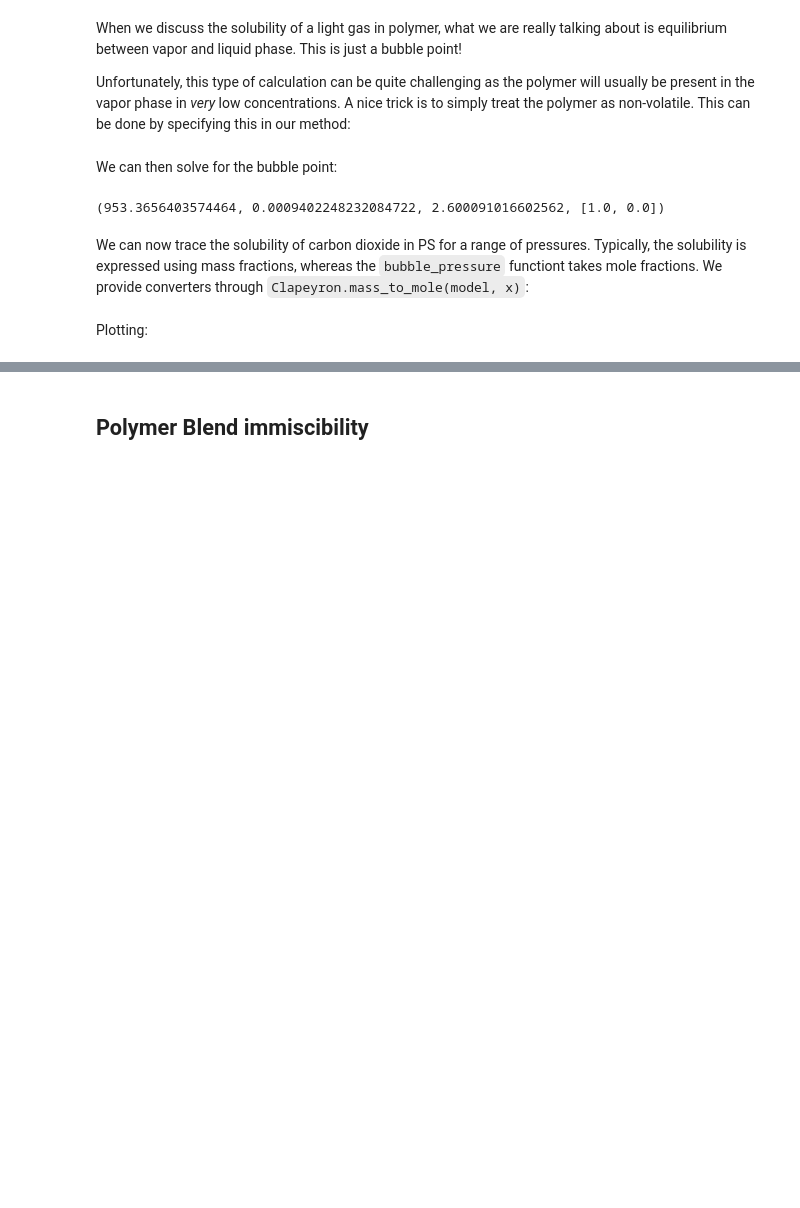
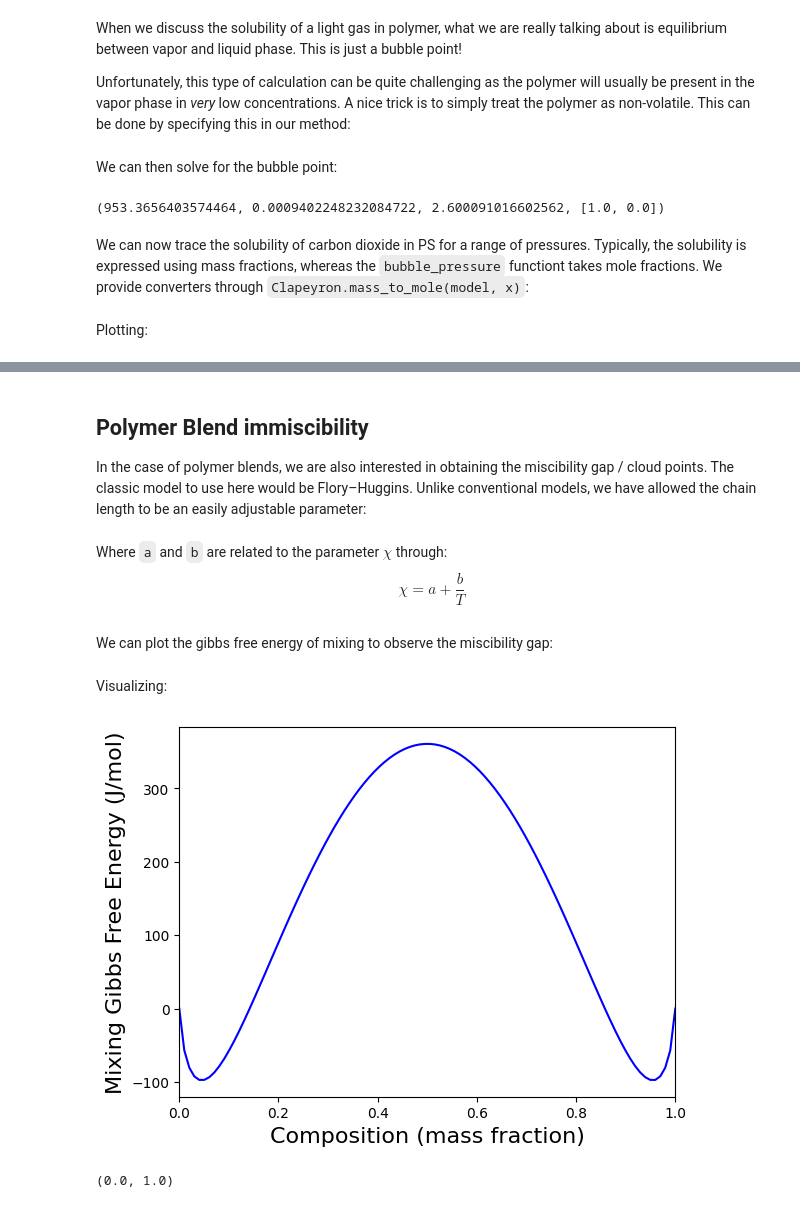
Before and after one commit to zgw-group/polymer_physics_lectures, a Jupyter notebook: clapeyron/2_polymers.ipynb, the cells around one changed output, grey strips where cells are left out. Cells and saved outputs as stored; diff of their text form; code cells hidden in the pictures; blank space fills up the shorter version.

Commit message:
Finish polymers tutorial

```diff
--- a/clapeyron/2_polymers.ipynb
+++ b/clapeyron/2_polymers.ipynb
@@ -78,2 +78,3 @@ display(fig)
 # %% [markdown]
 ## Polymer Blend immiscibility
+In the case of polymer blends, we are also interested in obtaining the miscibility gap / cloud points. The classic model to use here would be Flory–Huggins. Unlike conventional models, we have allowed the chain length to be an easily adjustable parameter:
@@ -79,0 +88,28 @@ display(fig)
+# %% [markdown]
+Where `a` and `b` are related to the parameter $\chi$ through:
+$$
+\chi = a + \frac{b}{T}
+$$
+# %% [markdown]
+We can plot the gibbs free energy of mixing to observe the miscibility gap:
+# %%
+T = 298.15
+p = 1e5
+w = LinRange(0,1,100)
+g_mix = zeros(length(w))
+for i in 2:length(w)-1
+    x = Clapeyron.mass_to_mole(model, [w[i], 1-w[i]])
+    g_mix[i] = mixing(model, p, T, x, gibbs_free_energy)
+end
+# %% [markdown]
+Visualizing:
+# %%
+plt.clf()
+fig, ax = plt.subplots()
+ax.plot(w, g_mix, color="blue")
+ax.set_xlabel("Composition (mass fraction)", fontsize=16)
+ax.set_ylabel("Mixing Gibbs Free Energy (J/mol)", fontsize=16)
+ax.set_xlim(0,1)
+# %% [output]
+[figure, added]
+(0.0, 1.0)
```
Also changed, not shown: parts of 31 cells of this notebook.
